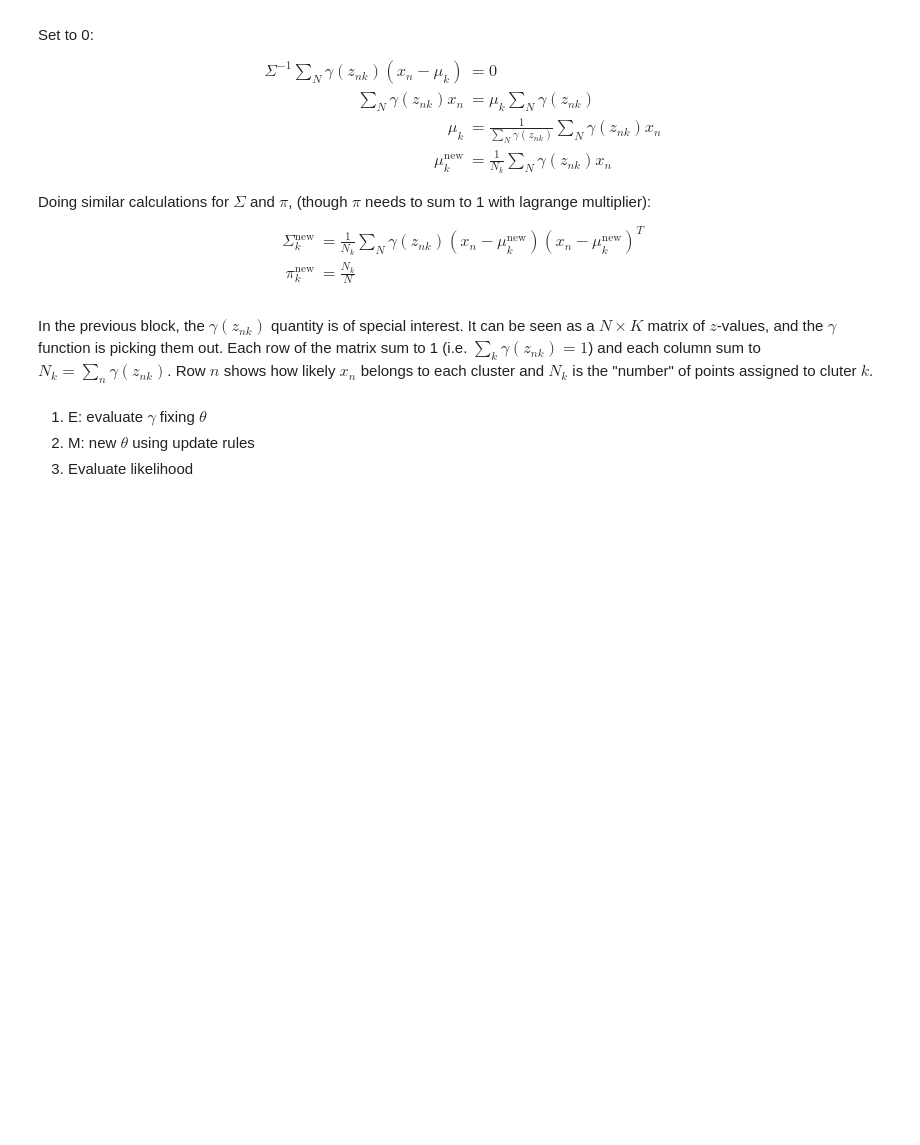
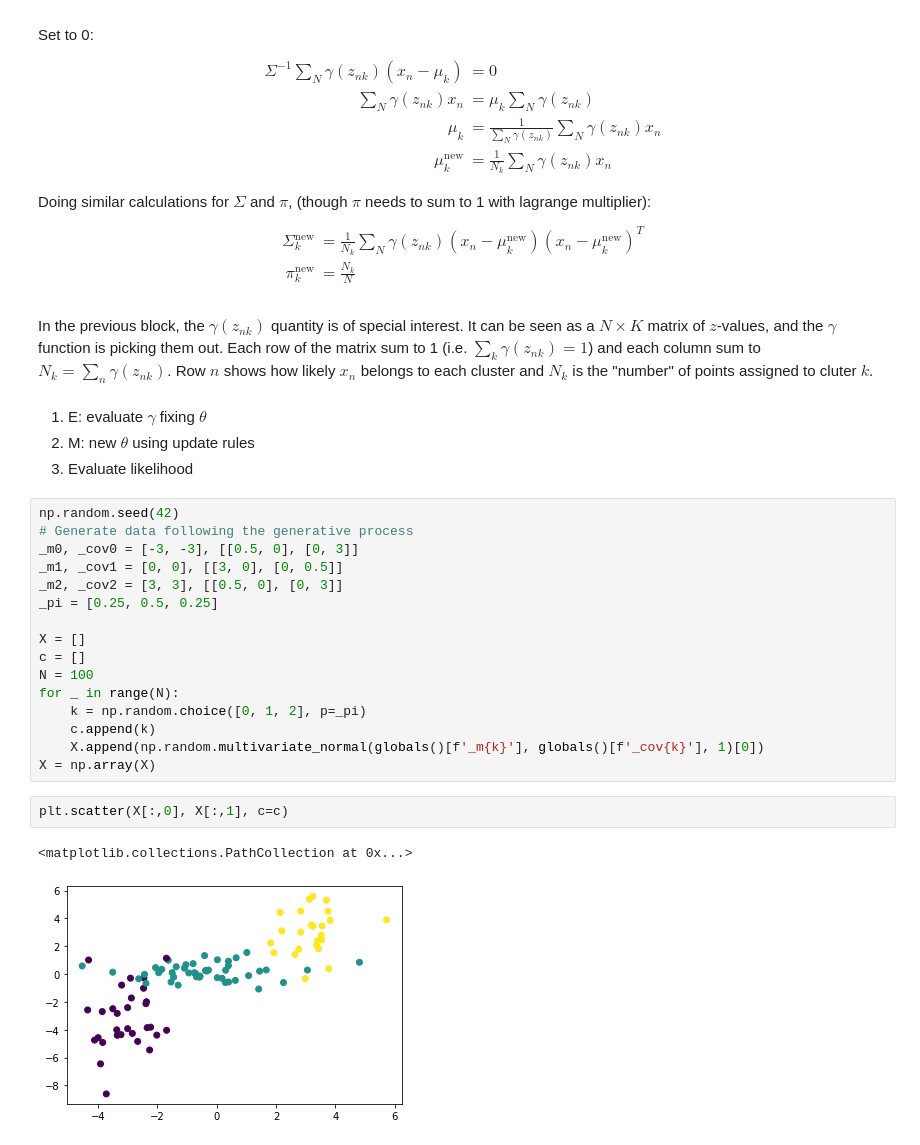
Before and after one commit to GavinPHR/bayesian-intro, a Jupyter notebook: EM.ipynb, the cells around one changed output. Saved outputs shown, nothing was run; the diff lists cells and outputs as text; blank space fills up the shorter version.

```diff
--- a/EM.ipynb
+++ b/EM.ipynb
@@ -60,3 +60,24 @@ In the previous block, the $\gamma(z_{nk})$ quantity is of special interest. It
 1. E: evaluate $\gamma$ fixing $\theta$
 2. M: new $\theta$ using update rules
 3. Evaluate likelihood
+# %%
+np.random.seed(42)
+# Generate data following the generative process
+_m0, _cov0 = [-3, -3], [[0.5, 0], [0, 3]]
+_m1, _cov1 = [0, 0], [[3, 0], [0, 0.5]]
+_m2, _cov2 = [3, 3], [[0.5, 0], [0, 3]]
+_pi = [0.25, 0.5, 0.25]
+
+X = []
+c = []
+N = 100
+for _ in range(N):
+    k = np.random.choice([0, 1, 2], p=_pi)
+    c.append(k)
+    X.append(np.random.multivariate_normal(globals()[f'_m{k}'], globals()[f'_cov{k}'], 1)[0])
+X = np.array(X)
+# %%
+plt.scatter(X[:,0], X[:,1], c=c)
+# %% [output]
+<matplotlib.collections.PathCollection at 0x...>
+[figure, added]
```
Also changed, not shown: parts of 14 cells of this notebook.
